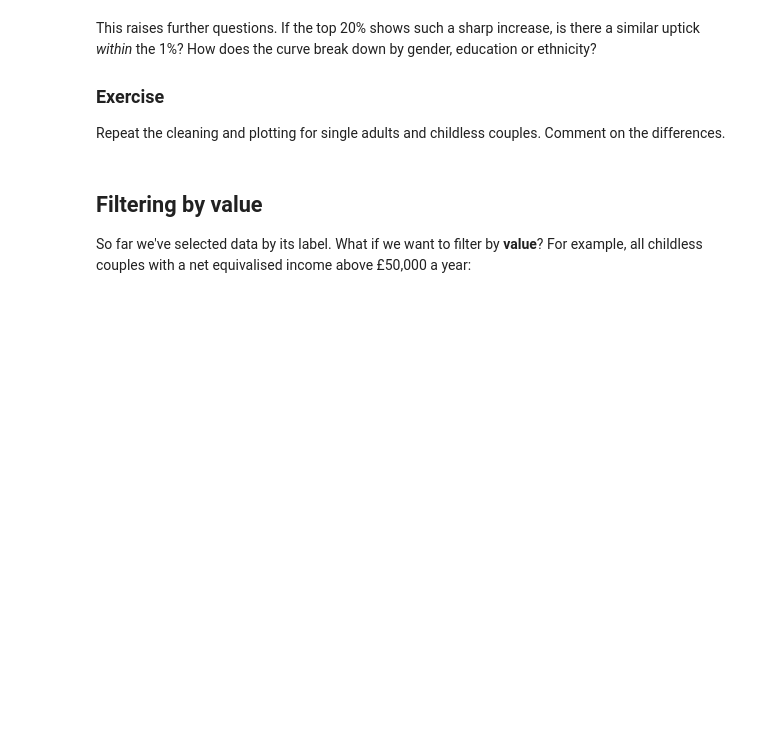
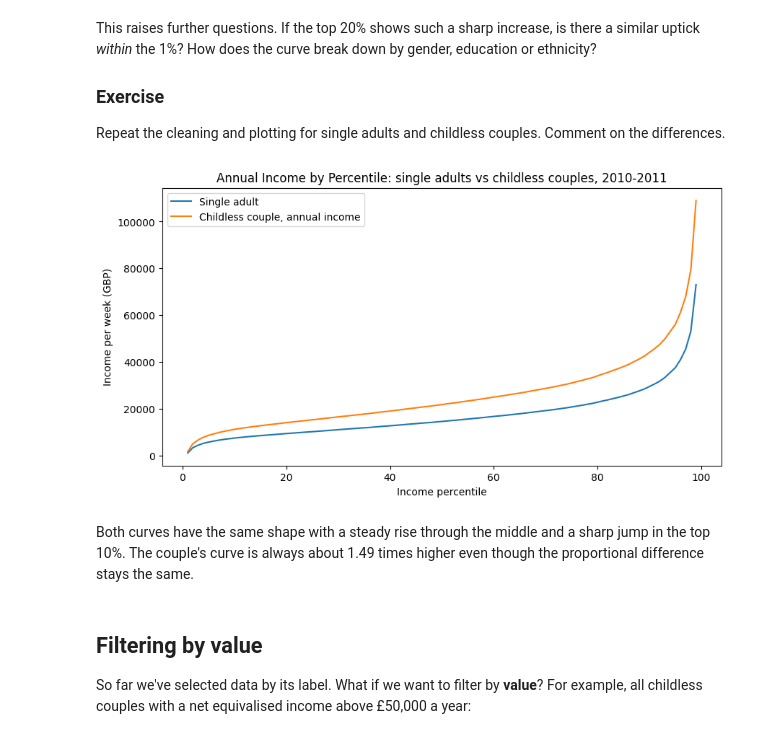
Before and after one commit to aydaugurel-web/QM2, a Jupyter notebook: notebooks/W02. Pandas.ipynb, the cells around one changed output. Saved outputs shown, nothing was run; the diff lists cells and outputs as text; code cells hidden in the pictures; blank space fills up the shorter version.

```diff
--- a/notebooks/W02. Pandas.ipynb
+++ b/notebooks/W02. Pandas.ipynb
@@ -225,7 +251,17 @@ This raises further questions. If the top 20% shows such a sharp increase, is th
 
 Repeat the cleaning and plotting for single adults and childless couples. Comment on the differences.
 # %%
-# your code here
+clean2 = income[["Single adult", "Childless couple, annual income"]]
+clean2 = clean2.replace(",", "", regex=True).astype(float)
+clean2.plot()
+plt.title("Annual Income by Percentile: single adults vs childless couples, 2010-2011")
+plt.xlabel("Income percentile")
+plt.ylabel("Income per week (GBP)")
+plt.show()
+# %% [output]
+[figure, added]
+# %% [markdown]
+Both curves have the same shape with a steady rise through the middle and a sharp jump in the top 10%. The couple's curve is always about 1.49 times higher even though the proportional difference stays the same.
 # %% [markdown]
 ## Filtering by value
 
```
Also changed, not shown: parts of 27 cells of this notebook.
